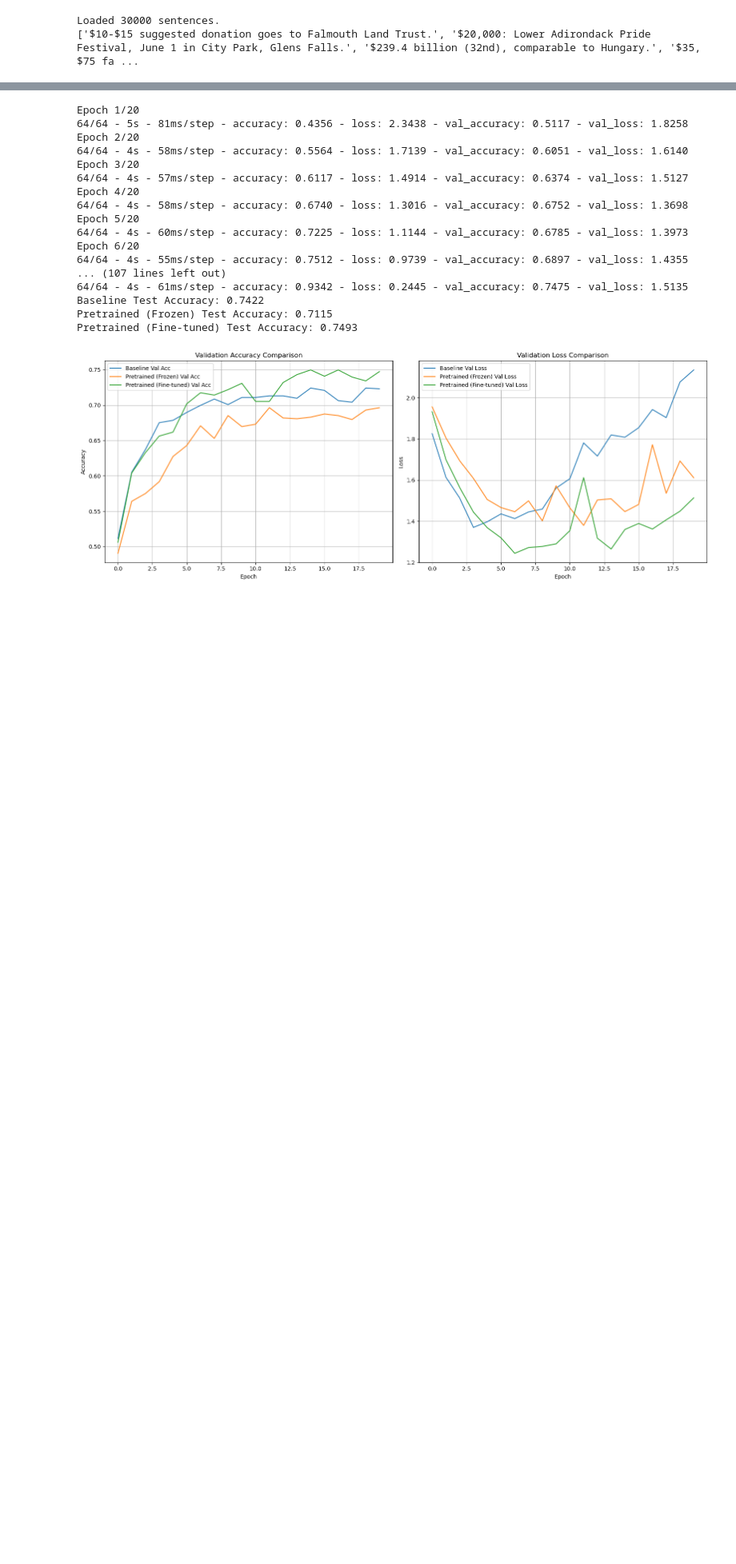
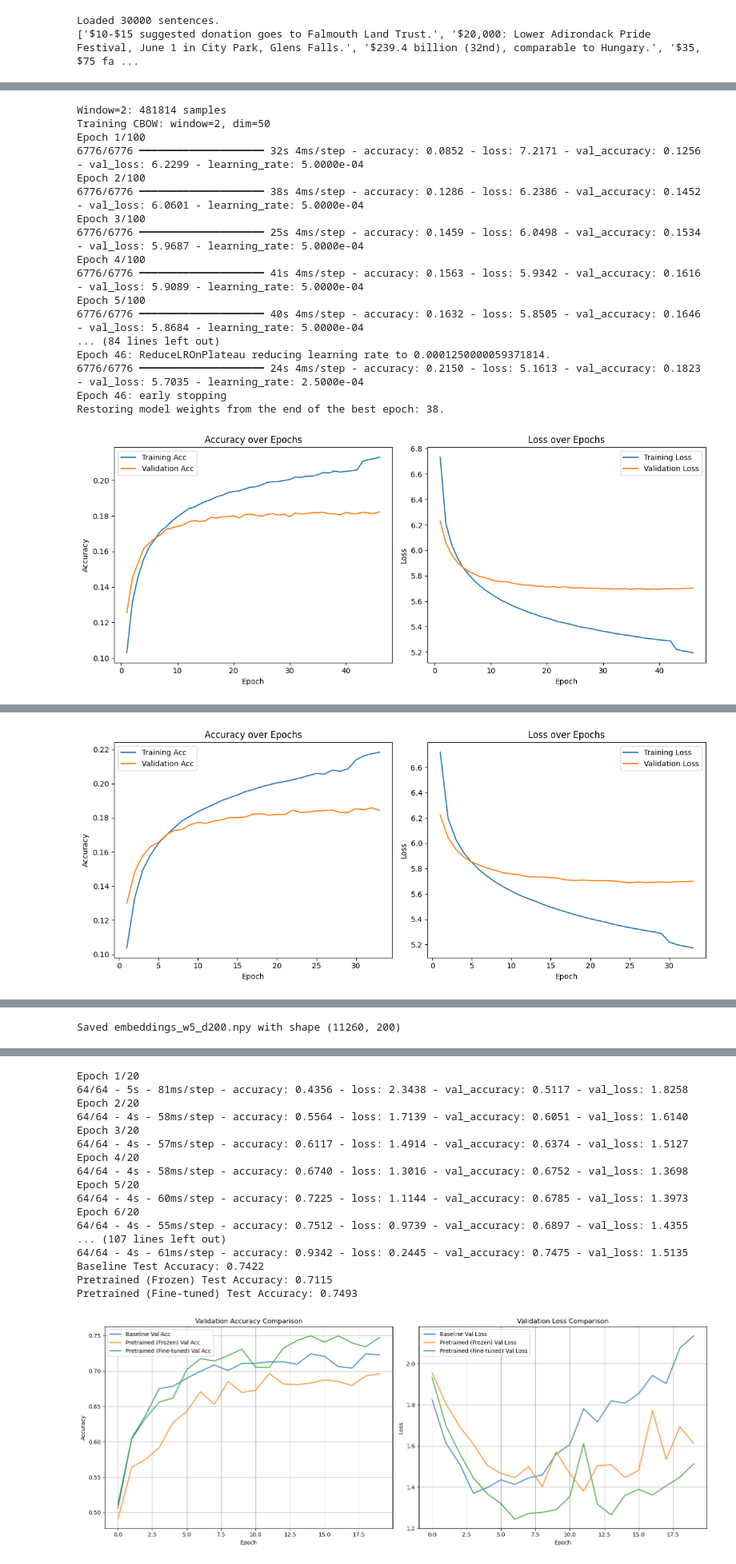
Before and after one commit to pappppx/Language-Modelling, a Jupyter notebook: main.ipynb, the cells around one changed output, grey strips where cells are left out. Shown at 80% size. Cells and saved outputs as stored; diff of their text form; code cells hidden in the pictures; blank space fills up the shorter version.

```diff
--- a/main.ipynb
+++ b/main.ipynb
@@ -239,5 +44,0 @@ The embeddings are saved to a .npy file so that they can be reused for further q
-# %%
-#extract the weights from the embedding layer
-embeddings = model.get_layer('embedding').get_weights()[0]
-np.save('trained_embeddings.npy', embeddings) #save for later use
-print('Saved embeddings matrix of shape', embeddings.shape)
@@ -674,0 +287,7 @@ plt.show()
+# %%
+# Apply to all sentences
+clean_sentences = [preprocess_text(s) for s in sentences]
+
+# Quick sanity check
+print(sentences[:10])
+print(clean_sentences[:10])
@@ -674,0 +343,65 @@ plt.show()
+# %%
+# grid of hyperparameters
+context_windows = [2, 5]           # number of words on each side
+embedding_dims  = [50, 100, 200]   # embedding vector sizes
+
+results = {}
+
+for window in context_windows:
+    maxlen = window * 2
+
+    # 1) genera pares contexto–objetivo para este window
+    X, y = generate_context_target_pairs(sequences, window)
+    print(f"Window={window}: {X.shape[0]} samples")
+
+    # 2) split train/val
+    x_tr, x_val, y_tr, y_val = train_test_split(X, y, test_size=0.1, random_state=42)
+
+    for dim in embedding_dims:
+        print(f"Training CBOW: window={window}, dim={dim}")
+
+        # Build model using the utility function
+        model = build_cbow_model(vocab_size, window, dim)
+
+        # Train
+        history = model.fit(
+            x_tr, y_tr,
+            validation_data=(x_val, y_val),
+            epochs=100,
+            batch_size=64,
+            callbacks=get_callbacks(),
+            verbose=1
+        )
+
+        plot_history(history)
+
+        # Extract and save embeddings to disk
+        emb_matrix = model.get_layer('embedding').get_weights()[0]
+        np.save(f'embeddings_w{window}_d{dim}.npy', emb_matrix)
+        print(f"Saved embeddings_w{window}_d{dim}.npy with shape {emb_matrix.shape}")
+
+        # Store results for later analysis
+        results[(window, dim)] = {
+            'model': model,
+            'history': history,
+            'embeddings': emb_matrix
+        }
+# %% [output]
+Window=2: 481814 samples
+Training CBOW: window=2, dim=50
+Epoch 1/100
+6776/6776 ━━━━━━━━━━━━━━━━━━━━ 32s 4ms/step - accuracy: 0.0852 - loss: 7.2171 - val_accuracy: 0.1256 - val_loss: 6.2299 - learning_rate: 5.0000e-04
+Epoch 2/100
+6776/6776 ━━━━━━━━━━━━━━━━━━━━ 38s 4ms/step - accuracy: 0.1286 - loss: 6.2386 - val_accuracy: 0.1452 - val_loss: 6.0601 - learning_rate: 5.0000e-04
+Epoch 3/100
+6776/6776 ━━━━━━━━━━━━━━━━━━━━ 25s 4ms/step - accuracy: 0.1459 - loss: 6.0498 - val_accuracy: 0.1534 - val_loss: 5.9687 - learning_rate: 5.0000e-04
+Epoch 4/100
+6776/6776 ━━━━━━━━━━━━━━━━━━━━ 41s 4ms/step - accuracy: 0.1563 - loss: 5.9342 - val_accuracy: 0.1616 - val_loss: 5.9089 - learning_rate: 5.0000e-04
+Epoch 5/100
+6776/6776 ━━━━━━━━━━━━━━━━━━━━ 40s 4ms/step - accuracy: 0.1632 - loss: 5.8505 - val_accuracy: 0.1646 - val_loss: 5.8684 - learning_rate: 5.0000e-04
+... (84 lines left out)
+Epoch 46: ReduceLROnPlateau reducing learning rate to 0.0001250000059371814.
+6776/6776 ━━━━━━━━━━━━━━━━━━━━ 24s 4ms/step - accuracy: 0.2150 - loss: 5.1613 - val_accuracy: 0.1823 - val_loss: 5.7035 - learning_rate: 2.5000e-04
+Epoch 46: early stopping
+Restoring model weights from the end of the best epoch: 38.
+[figure, added]
@@ -674,0 +425 @@ plt.show()
+[figure, added]
@@ -674,0 +498 @@ plt.show()
+Saved embeddings_w5_d200.npy with shape (11260, 200)
```
Also changed, not shown: parts of 57 cells of this notebook.
